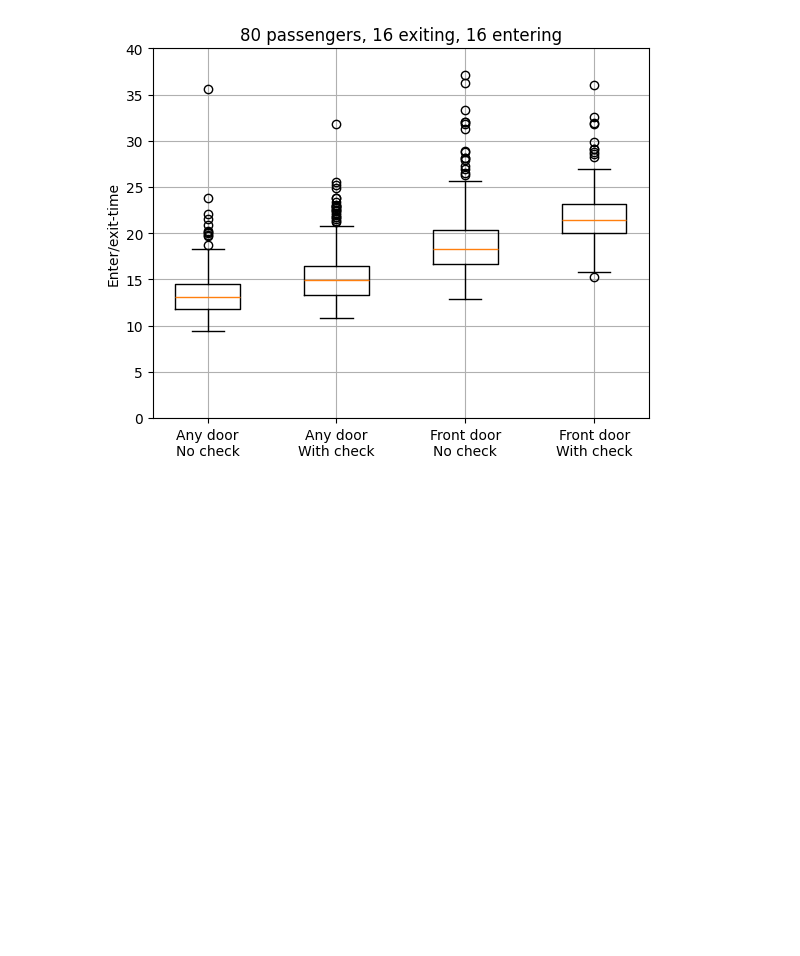
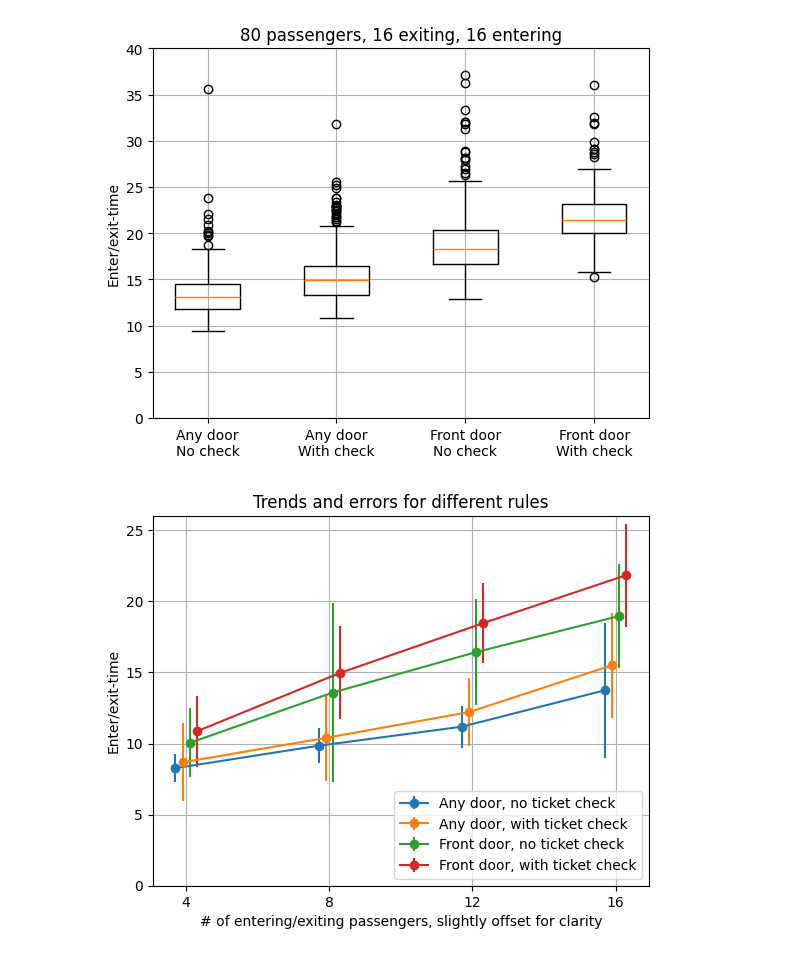
Before and after one commit to axel-andersson/ffr120-bus-boarding, a Jupyter notebook: figures.ipynb, the cells around one changed output. Drawn from its saved outputs; the diff is of its cells as text; code cells hidden in the pictures; blank space fills up the shorter version.

Commit message:
collected plot

```diff
--- a/figures.ipynb
+++ b/figures.ipynb
@@ -583,3 +583,62 @@ plt.grid()
 plt.show()
 # %% [output]
 [figure]
+# %%
+# Any door no check
+a_adnc = np.loadtxt("outputs/any_door-no_check_20_4.csv")
+b_adnc = np.loadtxt("outputs/any_door-no_check_40_8.csv")
+c_adnc = np.loadtxt("outputs/any_door-no_check_60_12.csv")
+d_adnc = np.loadtxt("outputs/any_door-no_check_80_16.csv")
+
+x_adnc = [3.7, 7.7, 11.7, 15.7]
+y_adnc = [np.mean(a_adnc), np.mean(b_adnc), np.mean(c_adnc), np.mean(d_adnc)]
+yerr_adnc = [np.std(a_adnc), np.std(b_adnc), np.std(c_adnc), np.std(d_adnc)]
+
+# Any door with check
+a_adwc = np.loadtxt("outputs/any_door-with_check_20_4.csv")
+b_adwc = np.loadtxt("outputs/any_door-with_check_40_8.csv")
+c_adwc = np.loadtxt("outputs/any_door-with_check_60_12.csv")
+d_adwc = np.loadtxt("outputs/any_door-with_check_80_16.csv")
+
+x_adwc = [3.9, 7.9, 11.9, 15.9]
+y_adwc = [np.mean(a_adwc), np.mean(b_adwc), np.mean(c_adwc), np.mean(d_adwc)]
+yerr_adwc = [np.std(a_adwc), np.std(b_adwc), np.std(c_adwc), np.std(d_adwc)]
+
+
+# Front door no check
+a_fdnc = np.loadtxt("outputs/front_door-no_check_20_4.csv")
+b_fdnc = np.loadtxt("outputs/front_door-no_check_40_8.csv")
+c_fdnc = np.loadtxt("outputs/front_door-no_check_60_12.csv")
+d_fdnc = np.loadtxt("outputs/front_door-no_check_80_16.csv")
+
+x_fdnc = [4.1, 8.1, 12.1, 16.1]
+y_fdnc = [np.mean(a_fdnc), np.mean(b_fdnc), np.mean(c_fdnc), np.mean(d_fdnc)]
+yerr_fdnc = [np.std(a_fdnc), np.std(b_fdnc), np.std(c_fdnc), np.std(d_fdnc)]
+
+
+# Front door with check
+a_fdwc = np.loadtxt("outputs/front_door-with_check_20_4.csv")
+b_fdwc = np.loadtxt("outputs/front_door-with_check_40_8.csv")
+c_fdwc = np.loadtxt("outputs/front_door-with_check_60_12.csv")
+d_fdwc = np.loadtxt("outputs/front_door-with_check_80_16.csv")
+
+x_fdwc = [4.3, 8.3, 12.3, 16.3]
+y_fdwc = [np.mean(a_fdwc), np.mean(b_fdwc), np.mean(c_fdwc), np.mean(d_fdwc)]
+yerr_fdwc = [np.std(a_fdwc), np.std(b_fdwc), np.std(c_fdwc), np.std(d_fdwc)]
+
+
+plt.errorbar(x_adnc,y_adnc, yerr_adnc, fmt="o-", label="Any door, no ticket check")
+plt.errorbar(x_adwc,y_adwc, yerr_adwc, fmt="o-", label="Any door, with ticket check")
+plt.errorbar(x_fdnc,y_fdnc, yerr_fdnc, fmt="o-", label="Front door, no ticket check")
+plt.errorbar(x_fdwc,y_fdwc, yerr_fdwc, fmt="o-", label="Front door, with ticket check")
+
+plt.xlabel("# of entering/exiting passengers, slightly offset for clarity")
+plt.ylabel("Enter/exit-time")
+plt.ylim([0, 26])
+plt.title("Trends and errors for different rules")
+plt.legend(loc=4)
+plt.xticks([4, 8, 12, 16])
+plt.grid()
+plt.show()
+# %% [output]
+[figure, added]
```
Also changed, not shown: 1 other file.
